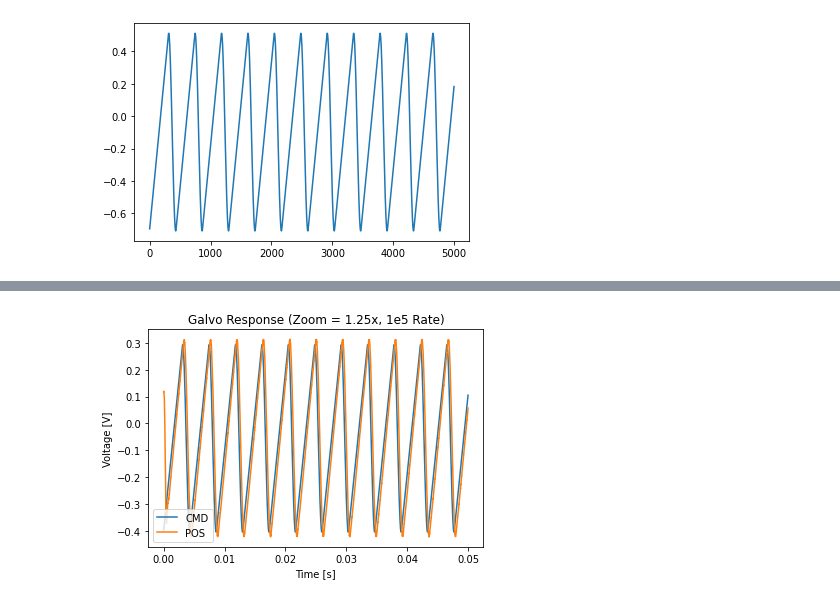
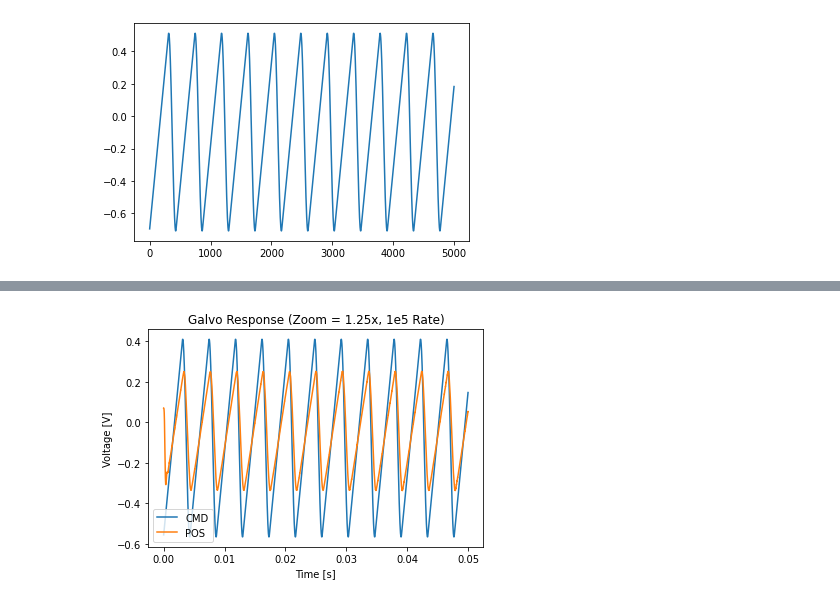
Before and after one commit to jas-priatna/scanner-calibration, a Jupyter notebook: scanner_calibration_v2.ipynb, the cells around one changed output, grey strips where cells are left out. Cells and saved outputs as stored; diff of their text form; code cells hidden in the pictures.

```diff
--- a/scanner_calibration_v2.ipynb
+++ b/scanner_calibration_v2.ipynb
@@ -307,8 +314,8 @@ plot_line(t, cmd, freq=1e5, ylabel1="CMD", ylabel2="POS", y2=pos)
 # Calculate time delay b/w CMD and POS waveform by comparing scan line slopes for one waveform
 def calc_time_delay_slope(f, t, cmd, pos, graph=True, average=True):
     # usual span of one linear scan within a waveform
-    start_idx = 420
-    end_idx = 784
+    start_idx = 400 #420
+    end_idx = 850 #784
 
     cmd_slope_list = [] # list of slopes for each line in CMD waveform
     pos_slope_list = [] # list of slopes for each line in POS waveform
@@ -386,7 +393,7 @@ def calc_time_delay_slope(f, t, cmd, pos, graph=True, average=True):
 
     # or return list of slopes for each CMD and POS scan line, list of slope ratios, and the average of those ratios
     else:
-        return cmd_slope_list, pos_slope_list, slope_ratio_list
+        return cmd_slope_list, pos_slope_list, slope_ratio_list, time_delay_list
 
 
 
@@ -528,19 +575,19 @@ xFrame_waveform_z1_25 = xFrame[:5000]
 # %%
-# t_z1_25, cmd_z1_25, pos_z1_25 = write_voltage_waveform(1e5, xFrame_waveform_z1_25) # 1.25x zoom
-t_z1_25, cmd_z1_25, pos_z1_25 = open_csv("1_25zoom")
+t_z1_25, cmd_z1_25, pos_z1_25 = write_voltage_waveform(1e5, xFrame_waveform_z1_25) # 1.25x zoom
+# t_z1_25, cmd_z1_25, pos_z1_25 = open_csv("1_25zoom")
 # %%
 zoom = 1.5
 frame = GenerateGalvoFrame(pixelsPerLine, linesPerFrame, pixelsPerLine, zoom, undershoot, 0, 0, 0, 0)
 xFrame = frame[:int(frameLength / 2)]
 xFrame_waveform_z1_5 = xFrame[:5000]
 # %%
-# t_z1_5, cmd_z1_5, pos_z1_5 = write_voltage_waveform(1e5, xFrame_waveform_z1_5) # 1.5x zoom
-t_z1_5, cmd_z1_5, pos_z1_5 = open_csv("1_5zoom")
+t_z1_5, cmd_z1_5, pos_z1_5 = write_voltage_waveform(1e5, xFrame_waveform_z1_5) # 1.5x zoom
+# t_z1_5, cmd_z1_5, pos_z1_5 = open_csv("1_5zoom")
 # %%
 zoom = 1.75
 frame = GenerateGalvoFrame(pixelsPerLine, linesPerFrame, pixelsPerLine, zoom, undershoot, 0, 0, 0, 0)
 xFrame = frame[:int(frameLength / 2)]
 xFrame_waveform_z1_75 = xFrame[:5000]
 # %%
-# t_z1_75, cmd_z1_75, pos_z1_75 = write_voltage_waveform(1e5, xFrame_waveform_z1_75) # 1.75x zoom
-t_z1_75, cmd_z1_75, pos_z1_75 = open_csv("1_75zoom")
+t_z1_75, cmd_z1_75, pos_z1_75 = write_voltage_waveform(1e5, xFrame_waveform_z1_75) # 1.75x zoom
+# t_z1_75, cmd_z1_75, pos_z1_75 = open_csv("1_75zoom")
@@ -547,18 +598,18 @@ t_z1_75, cmd_z1_75, pos_z1_75 = open_csv("1_75zoom")
 # %%
 # -- Plotting Different Zoom Factors and Calculating/Comparing Time Delays --
-# (time delays seem to be the exact same regardless of different zoom factors)
+# (time delays differ based on different zoom factors)
 
 plot_line(t_z1_25, cmd_z1_25, title="Galvo Response (Zoom = 1.25x, 1e5 Rate)", ylabel1="CMD", ylabel2="POS", y2=pos_z1_25)
-pos_slope_1_25x, ave_delay_1_25x, range_delay_1_25x = calc_time_delay_slope(1e5, t_z1_25, cmd_z1_25, pos_z1_25, True, True)
+pos_slope_1_25x, ave_delay_1_25x, range_delay_1_25x, sr_ave_1_25x = calc_time_delay_slope(1e5, t_z1_25, cmd_z1_25, pos_z1_25, True, True)
 
 plot_line(t_z1_5, cmd_z1_5, title="Galvo Response (Zoom = 1.5x, 1e5 Rate)", ylabel1="CMD", ylabel2="POS", y2=pos_z1_5)
-pos_slope_1_5x, ave_delay_1_5x, range_delay_1_5x = calc_time_delay_slope(1e5, t_z1_5, cmd_z1_5, pos_z1_5, True, True)
+pos_slope_1_5x, ave_delay_1_5x, range_delay_1_5x, sr_ave_1_5x = calc_time_delay_slope(1e5, t_z1_5, cmd_z1_5, pos_z1_5, True, True)
 
 plot_line(t_z1_75, cmd_z1_75, title="Galvo Response (Zoom = 1.75x, 1e5 Rate)", ylabel1="CMD", ylabel2="POS", y2=pos_z1_75)
-pos_slope_1_75x, ave_delay_1_75x, range_delay_1_75x = calc_time_delay_slope(1e5, t_z1_75, cmd_z1_75, pos_z1_75, True, True)
+pos_slope_1_75x, ave_delay_1_75x, range_delay_1_75x, sr_ave_1_75x = calc_time_delay_slope(1e5, t_z1_75, cmd_z1_75, pos_z1_75, True, True)
 
 combined_time_delay_ave = ave_delay_1_25x + ave_delay_1_5x + ave_delay_1_75x
 combined_pos_slope = pos_slope_1_25x + pos_slope_1_5x + pos_slope_1_75x
 plot_xy_scatter("Slope vs. Ave Time Delay (1.25x, 1.5x, 1.75x)", "Slope", "Ave Time Delay", combined_pos_slope, combined_time_delay_ave)
 # %% [output]
-[figure, old version]
+[figure, new version]
```
Also changed, not shown: parts of 76 cells of this notebook, 23 other files.
